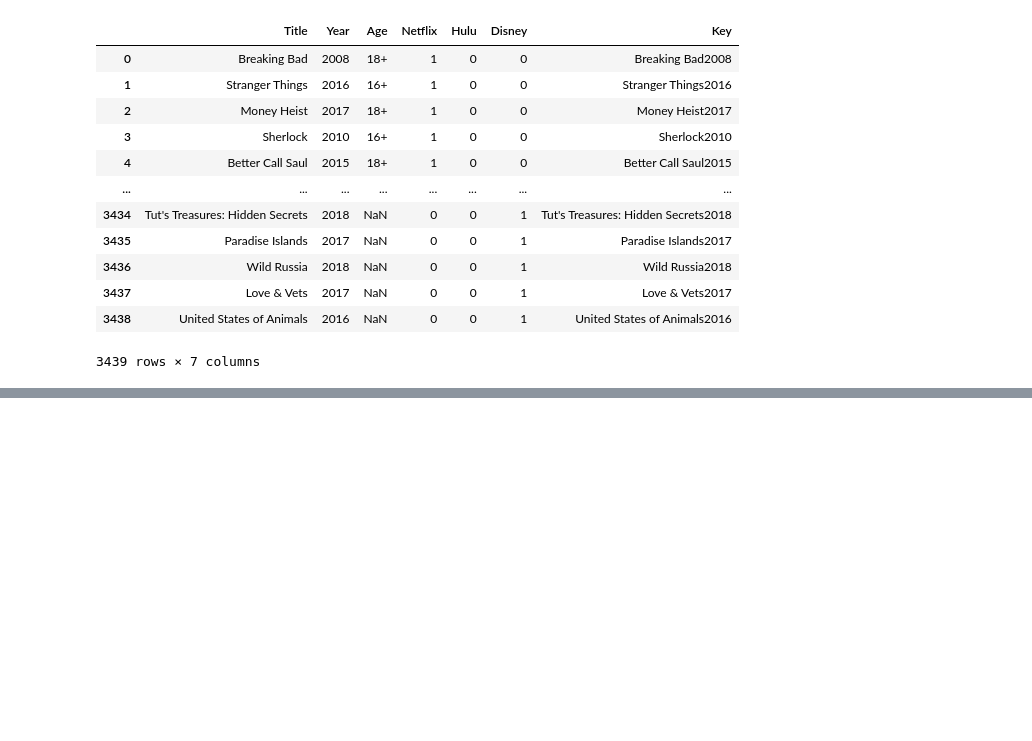
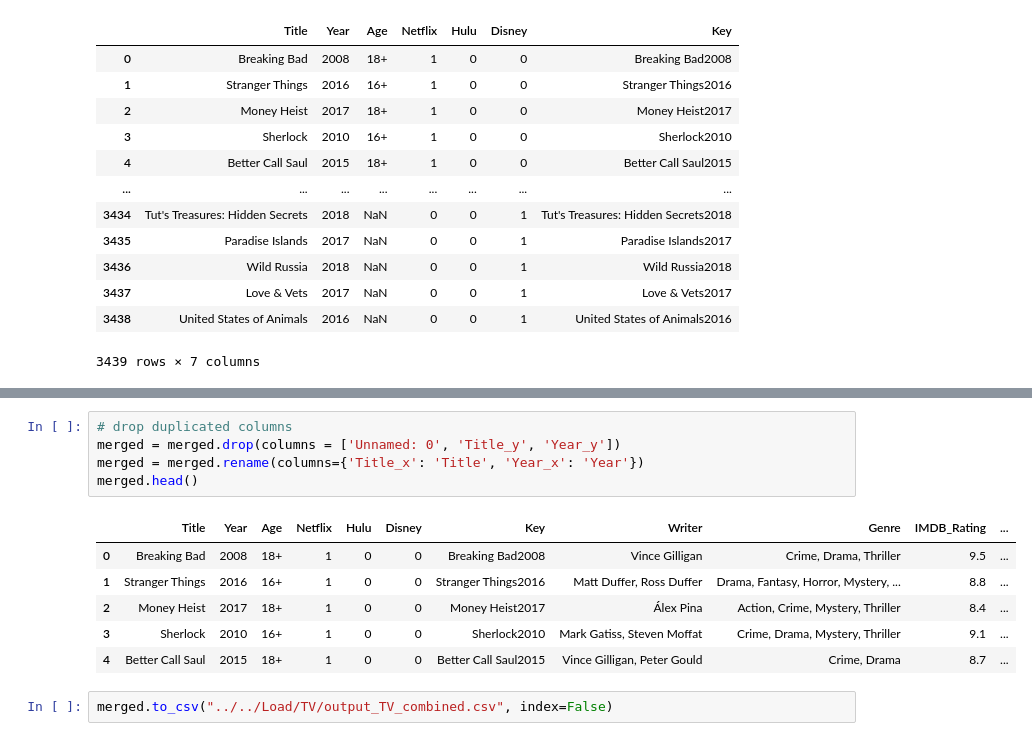
Before and after one commit to lmrazuki/etl-project, a Jupyter notebook: Transform/TV/christy_part_tvshows.ipynb, the cells around one changed output, grey strips where cells are left out. Cells and saved outputs as stored; diff of their text form; blank space fills up the shorter version.

```diff
--- a/Transform/TV/christy_part_tvshows.ipynb
+++ b/Transform/TV/christy_part_tvshows.ipynb
@@ -95,0 +107,14 @@ tv
+# %%
+# drop duplicated columns
+merged = merged.drop(columns = ['Unnamed: 0', 'Title_y', 'Year_y'])
+merged = merged.rename(columns={'Title_x': 'Title', 'Year_x': 'Year'})
+merged.head()
+# %% [output]
+|  | Title | Year | Age | Netflix | Hulu | Disney | Key | Writer | Genre | IMDB_Rating | ... |
+| 0 | Breaking Bad | 2008 | 18+ | 1 | 0 | 0 | Breaking Bad2008 | Vince Gilligan | Crime, Drama, Thriller | 9.5 | ... |
+| 1 | Stranger Things | 2016 | 16+ | 1 | 0 | 0 | Stranger Things2016 | Matt Duffer, Ross Duffer | Drama, Fantasy, Horror, Mystery, ... | 8.8 | ... |
+| 2 | Money Heist | 2017 | 18+ | 1 | 0 | 0 | Money Heist2017 | Álex Pina | Action, Crime, Mystery, Thriller | 8.4 | ... |
+| 3 | Sherlock | 2010 | 16+ | 1 | 0 | 0 | Sherlock2010 | Mark Gatiss, Steven Moffat | Crime, Drama, Mystery, Thriller | 9.1 | ... |
+| 4 | Better Call Saul | 2015 | 18+ | 1 | 0 | 0 | Better Call Saul2015 | Vince Gilligan, Peter Gould | Crime, Drama | 8.7 | ... |
+# %%
+merged.to_csv("../../Load/TV/output_TV_combined.csv", index=False)
```
Also changed, not shown: parts of 8 cells of this notebook, 15 other files.
